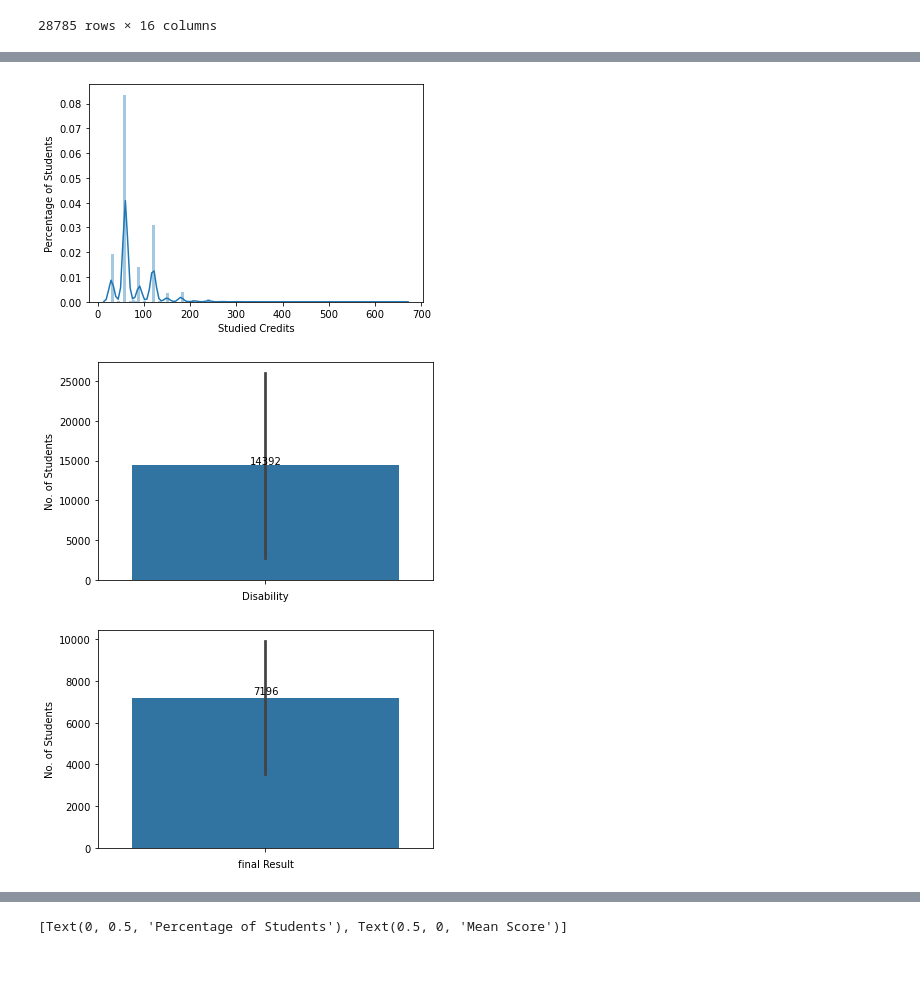
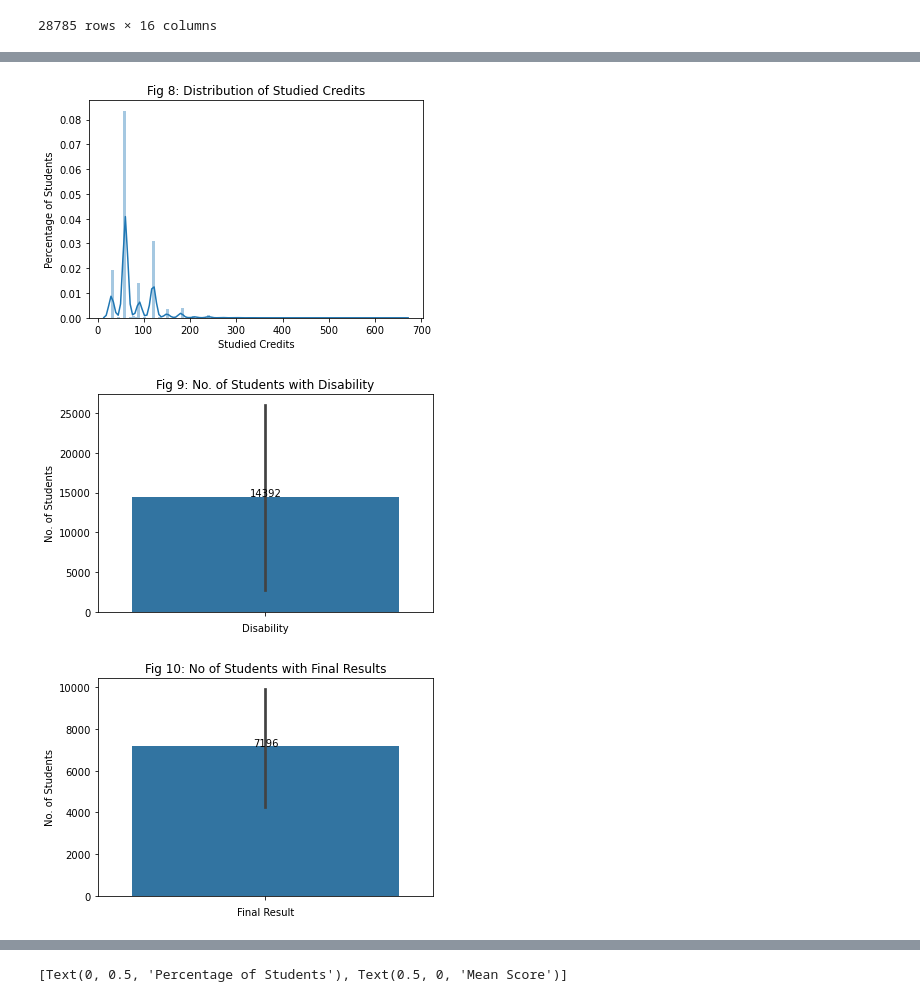
Before and after one commit to jingdalim/Education_Analysis, a Jupyter notebook: Education Workbook.ipynb, the cells around one changed output, grey strips where cells are left out. Saved outputs shown, nothing was run; the diff lists cells and outputs as text; code cells hidden in the pictures; blank space fills up the shorter version.

```diff
--- a/Education Workbook.ipynb
+++ b/Education Workbook.ipynb
@@ -341,0 +362,10 @@ ax5.set(xlabel = 'Age Band', ylabel = 'No. of Students')
+# %%
+ax = sns.countplot(x = 'age_band', data = studentInfo_Vle_Scores, orient = 'v')
+ax.set(xlabel = 'Age Band', ylabel = 'No. of Students', title = 'Fig 6: No. of Students by Age Band')
+
+for p in ax.patches:
+    height = p.get_height() #get the height of each bar
+    ax.text(x = p.get_x() + (p.get_width()/2),
+            y = height + 200,
+            s = '{:.0f}'.format(height),
+            ha = 'center')
@@ -356,50 +388,53 @@ for p in ax6.patches:
 # %%
-ax7 = sns.distplot(studentInfo_Vle_Scores['studied_credits'],
+ax = sns.distplot(studentInfo_Vle_Scores['studied_credits'],
                    bins = 100)
 
-ax7.set(xlabel = 'Studied Credits',
-        ylabel = 'Percentage of Students')
+ax.set(xlabel = 'Studied Credits',
+        ylabel = 'Percentage of Students',
+        title = 'Fig 8: Distribution of Studied Credits')
 
 #label through the list of axes patches
-for p in ax7.patches:
+for p in ax.patches:
     height = p.get_height() #get the height of each bar
     #adding text to each bar
     ax6.text(x = p.get_x() + (p.get_width()/2), # x-coordinate position of data label, padded to be in the middle of the bar
-            y = height + 200, # y-coordinate position of data label, padded 200 above bar
+            y = height, # y-coordinate position of data label
             s = '{:.0f}'.format(height), # data label formatted to ignore decimals
             ha = 'center') # sets horizontal alignment (ha) to center
 # %% [output]
-[figure, old version]
+[figure, new version]
 # %%
-ax8 = sns.barplot(studentInfo_Vle_Scores['disability'].value_counts(), orient = 'v')
+ax = sns.barplot(studentInfo_Vle_Scores['disability'].value_counts(), orient = 'v')
 
-ax8.set(xlabel = 'Disability',
-        ylabel = 'No. of Students')
+ax.set(xlabel = 'Disability',
+       ylabel = 'No. of Students',
+        title = 'Fig 9: No. of Students with Disability')
 
 #label through the list of axes patches
-for p in ax8.patches:
+for p in ax.patches:
     height = p.get_height() #get the height of each bar
     #adding text to each bar
-    ax8.text(x = p.get_x() + (p.get_width()/2), # x-coordinate position of data label, padded to be in the middle of the bar
+    ax.text(x = p.get_x() + (p.get_width()/2), # x-coordinate position of data label, padded to be in the middle of the bar
             y = height + 200, # y-coordinate position of data label, padded 200 above bar
             s = '{:.0f}'.format(height), # data label formatted to ignore decimals
             ha = 'center') # sets horizontal alignment (ha) to center
 # %% [output]
-[figure, old version]
+[figure, new version]
 # %%
-ax9 = sns.barplot(studentInfo_Vle_Scores['final_result'].value_counts(), orient = 'v')
+ax = sns.barplot(studentInfo_Vle_Scores['final_result'].value_counts(), orient = 'v')
 
-ax9.set(xlabel = 'final Result',
-        ylabel = 'No. of Students')
+ax.set(xlabel = 'Final Result',
+       ylabel = 'No. of Students',
+       title = 'Fig 10: No of Students with Final Results')
 
 #label through the list of axes patches
-for p in ax9.patches:
+for p in ax.patches:
     height = p.get_height() #get the height of each bar
     #adding text to each bar
-    ax9.text(x = p.get_x() + (p.get_width()/2), # x-coordinate position of data label, padded to be in the middle of the bar
-            y = height + 200, # y-coordinate position of data label, padded 200 above bar
+    ax.text(x = p.get_x() + (p.get_width()/2), # x-coordinate position of data label, padded to be in the middle of the bar
+            y = height, # y-coordinate position of data label, padded 200 above bar
             s = '{:.0f}'.format(height), # data label formatted to ignore decimals
             ha = 'center') # sets horizontal alignment (ha) to center
 # %% [output]
-[figure, old version]
+[figure, new version]
 # %%
```
Also changed, not shown: parts of 46 cells of this notebook.
